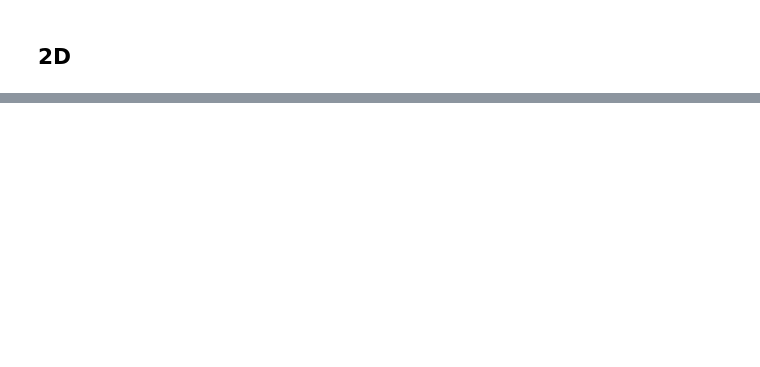
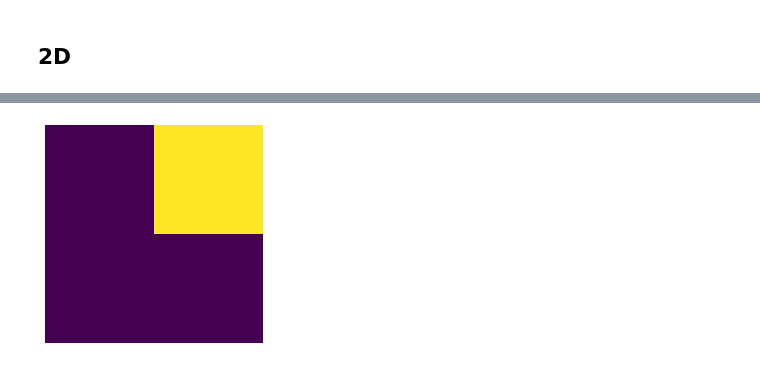
Before and after one commit to flpeters/TextureSynthesis, a Jupyter notebook: 00_Main.ipynb, the cells around one changed output, grey strips where cells are left out. Cells and saved outputs as stored; diff of their text form; code cells hidden in the pictures; blank space fills up the shorter version.

```diff
--- a/00_Main.ipynb
+++ b/00_Main.ipynb
@@ -450,0 +609,12 @@ show_image(Grid)
+# %%
+# TODO: Convert this into a list
+Tiles = {
+    0: [[0, 1], [0, 0]],
+    1: [[0, 0], [1, 1]],
+    2: [[1, 0], [1, 0]],
+    3: [[0, 0], [0, 0]],
+}
+# %%
+show_image(Tiles[0])
+# %% [output]
+[figure, added]
```
Also changed, not shown: parts of 91 cells of this notebook.
